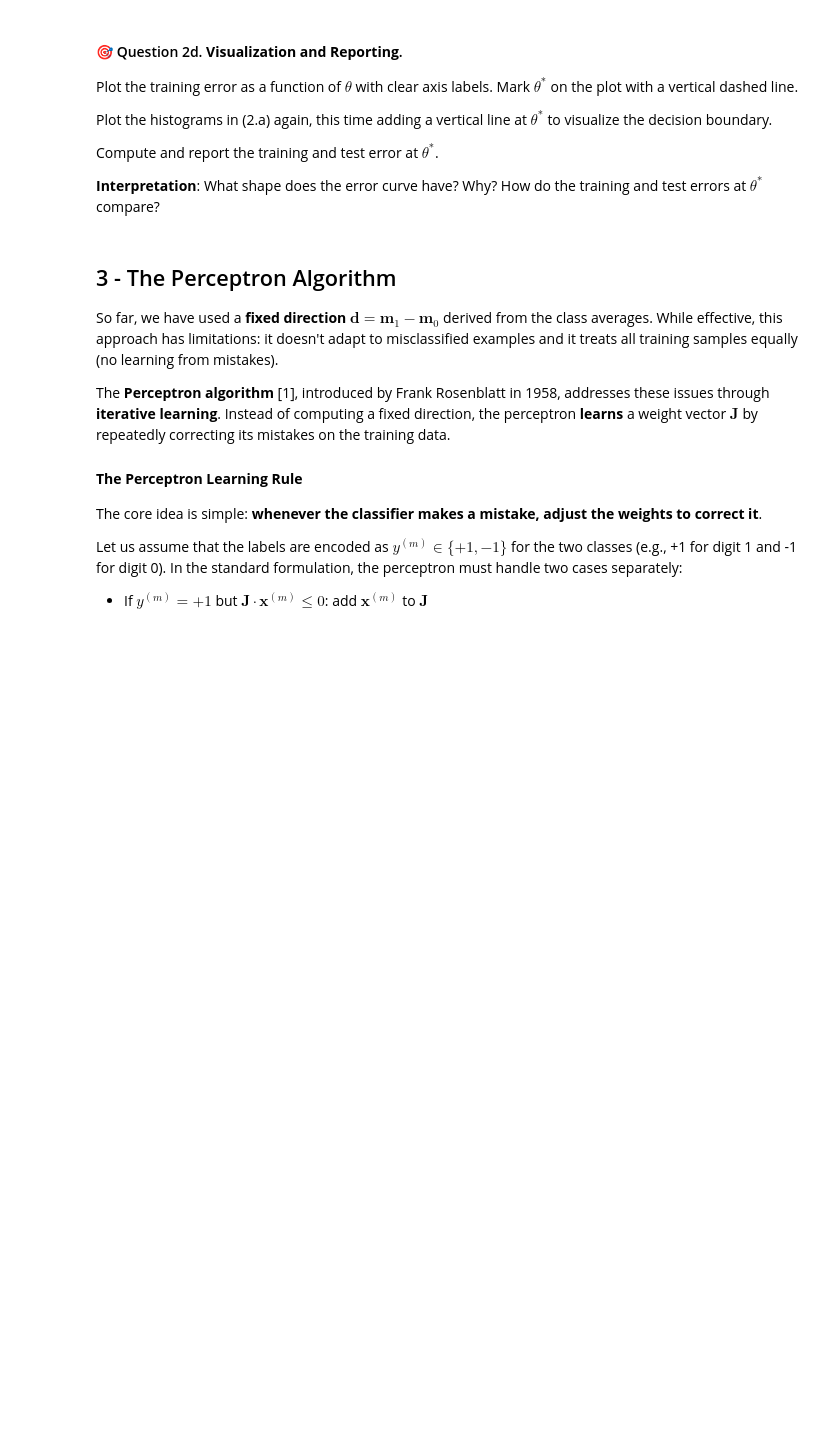
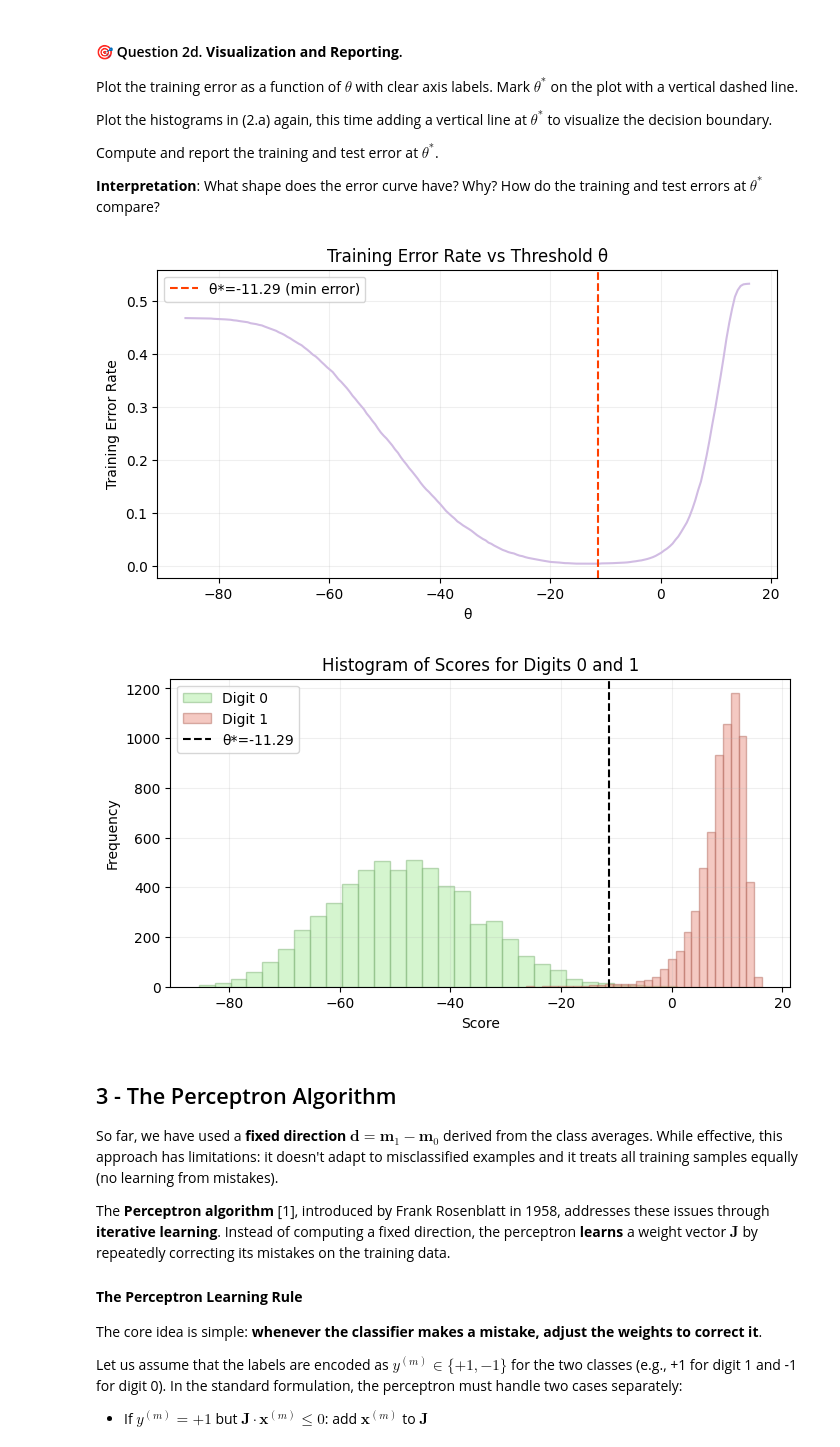
Before and after one commit to brucsk/machine-learning-cogmaster-m2, a Jupyter notebook: TD/tutorial_4/tutorial_4_START.ipynb, the cells around one changed output. Drawn from its saved outputs; the diff is of its cells as text; code cells hidden in the pictures; blank space fills up the shorter version.

```diff
--- a/TD/tutorial_4/tutorial_4_START.ipynb
+++ b/TD/tutorial_4/tutorial_4_START.ipynb
@@ -487,6 +593,37 @@ Plot the histograms in (2.a) again, this time adding a vertical line at $\theta^
 Compute and report the training and test error at $\theta^*$.
 
 **Interpretation**: What shape does the error curve have? Why? How do the training and test errors at $\theta^*$ compare?
+# %%
+def plot_training_error_vs_theta(errors, scores, theta_star, n_theta_values):
+    """
+    Plot training error rate as a function of theta values.
+
+    Parameters
+    ----------
+    errors : array-like, shape (1, n_theta_values)
+        Error rates for each theta value.
+    scores : array-like, shape (n_samples,)
+        Scores for each image.
+    n_theta_values : int
+        Number of theta values evaluated.
+    """
+    theta_values = np.linspace(int(min(scores)) - 1, int(max(scores)), n_theta_values)
+
+    plt.figure(figsize=(8, 4))
+    plt.plot(theta_values, errors.flatten(), color='#D1BCE3')
+    plt.axvline(x=theta_star, color='#FF4000', linestyle='--', label=f"θ*={theta_star:.2f} (min error)")
+    plt.grid(alpha=0.2)
+    plt.xlabel('θ')
+    plt.ylabel('Training Error Rate')
+    plt.title('Training Error Rate vs Threshold θ')
+    plt.legend()
+    plt.show()
+
+plot_training_error_vs_theta(errors, s, theta_star, n_theta_values=200)
+plot_histograms_01(s, y_01_train, theta_star = theta_star)
+# %% [output]
+[figure, added]
+[figure, added]
 # %% [markdown]
 ## 3 - The Perceptron Algorithm
 
```
Also changed, not shown: parts of 18 cells of this notebook.
